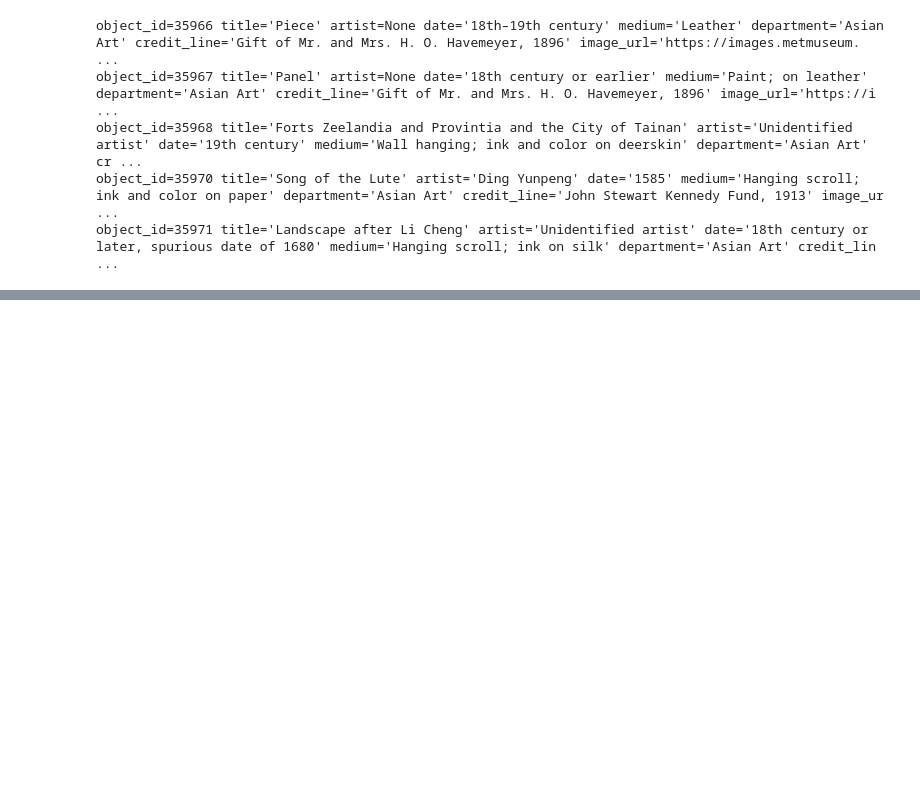
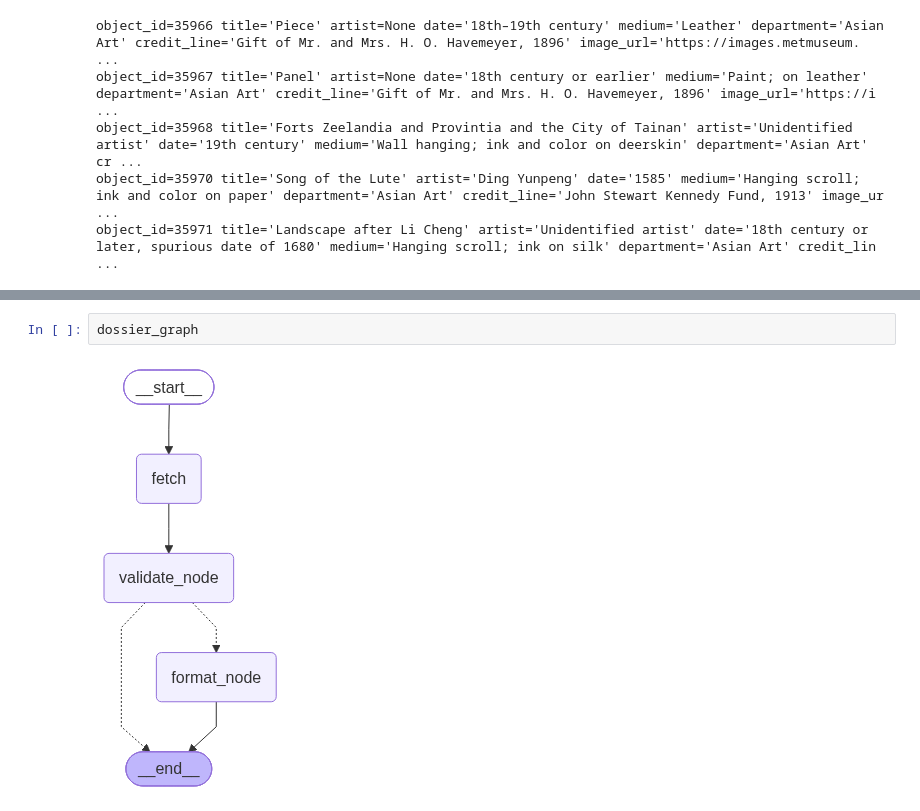
Before and after one commit to tastymrchef/Atelier, a Jupyter notebook: scripts/inspect_raw.ipynb, the cells around one changed output, grey strips where cells are left out. Cells and saved outputs as stored; diff of their text form; blank space fills up the shorter version.

Commit message:
Add LangGraph workflow with LangSmith tracing (APAC endpoint)

```diff
--- a/scripts/inspect_raw.ipynb
+++ b/scripts/inspect_raw.ipynb
@@ -121,0 +139,4 @@ object_id=35971 title='Landscape after Li Cheng' artist='Unidentified artist' da
+# %%
+dossier_graph
+# %% [output]
+[figure, added]
```
Also changed, not shown: parts of 1 cell of this notebook, 2 other files.
